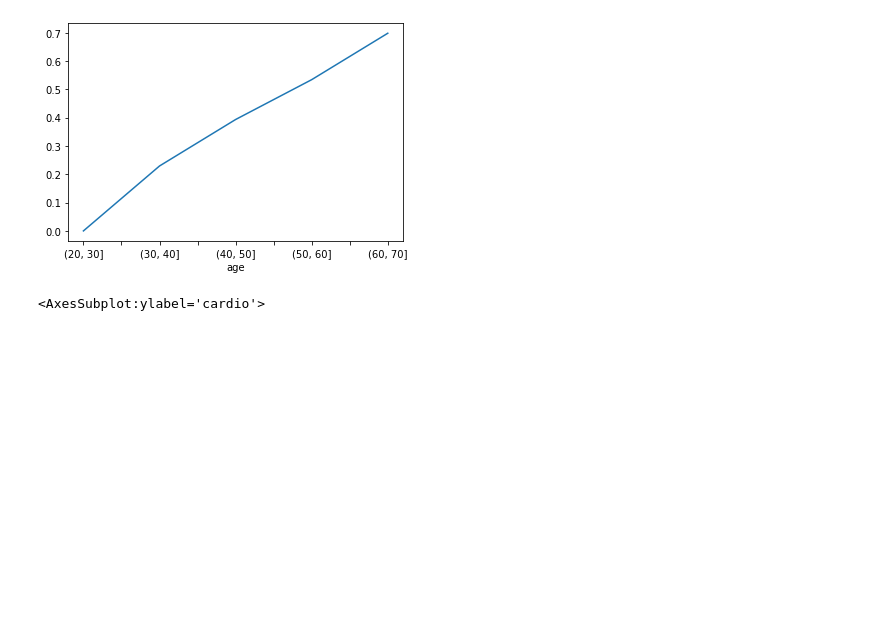
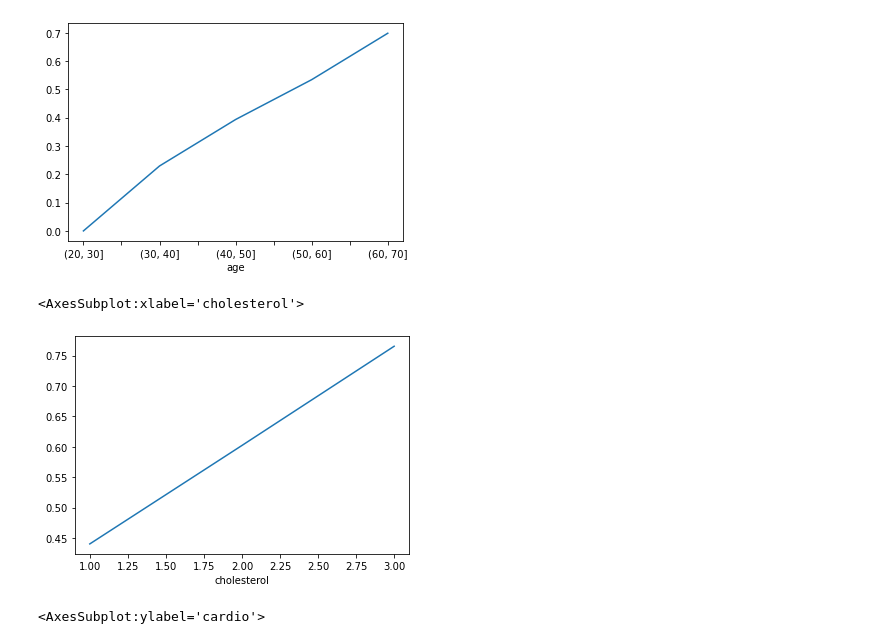
Before and after one commit to SebastianBentley/DSExam2022, a Jupyter notebook: Cardio set.ipynb, the cells around one changed output. Cells and saved outputs as stored; diff of their text form; code cells hidden in the pictures; blank space fills up the shorter version.

```diff
--- a/Cardio set.ipynb
+++ b/Cardio set.ipynb
@@ -181,6 +182,11 @@ stats.groupby('age')['cardio'].mean().plot(kind='line')
 # %% [output]
 <AxesSubplot:xlabel='age'>
 [figure]
+# %%
+stats.groupby('cholesterol')['cardio'].mean().plot(kind='line')
+# %% [output]
+<AxesSubplot:xlabel='cholesterol'>
+[figure, added]
 # %%
 stats.groupby('age')['cardio'].mean().plot(kind='pie')
 # %% [output]
```
Also changed, not shown: parts of 1 cell of this notebook.
